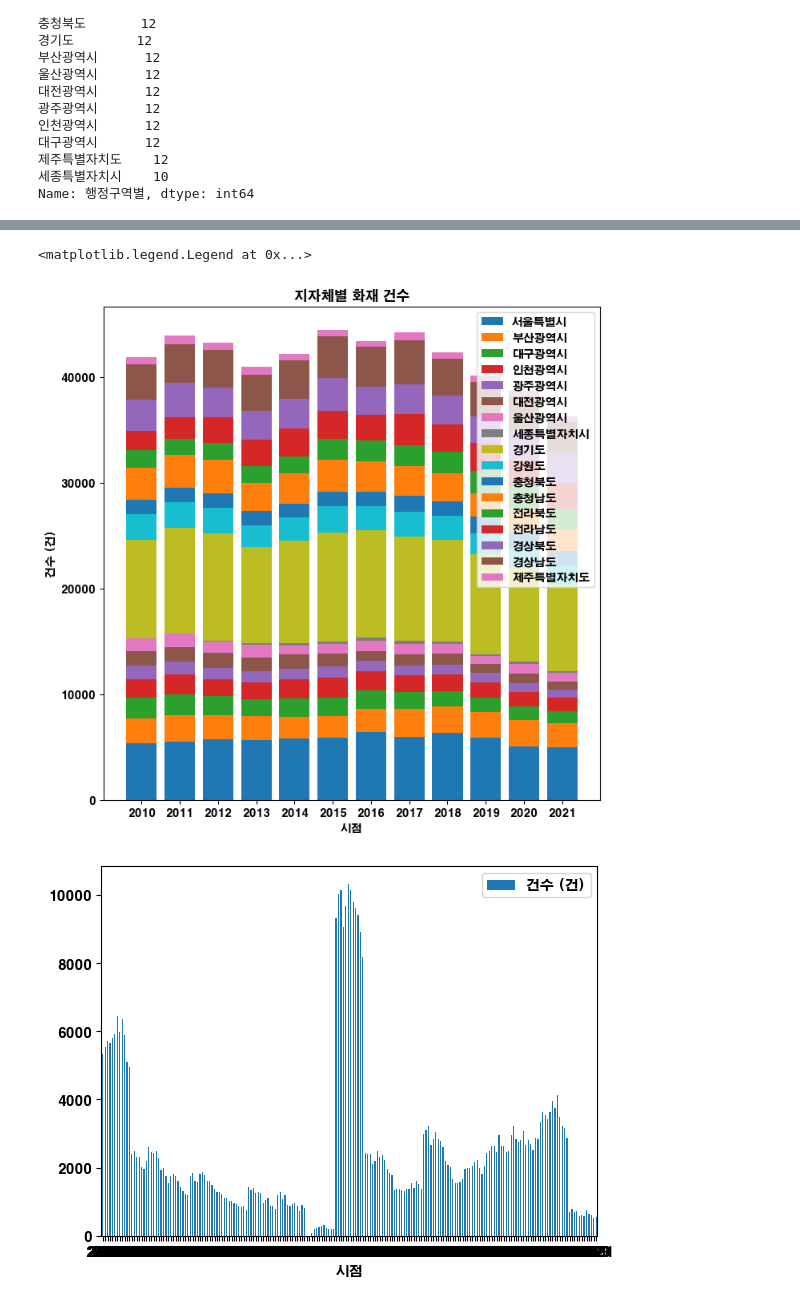
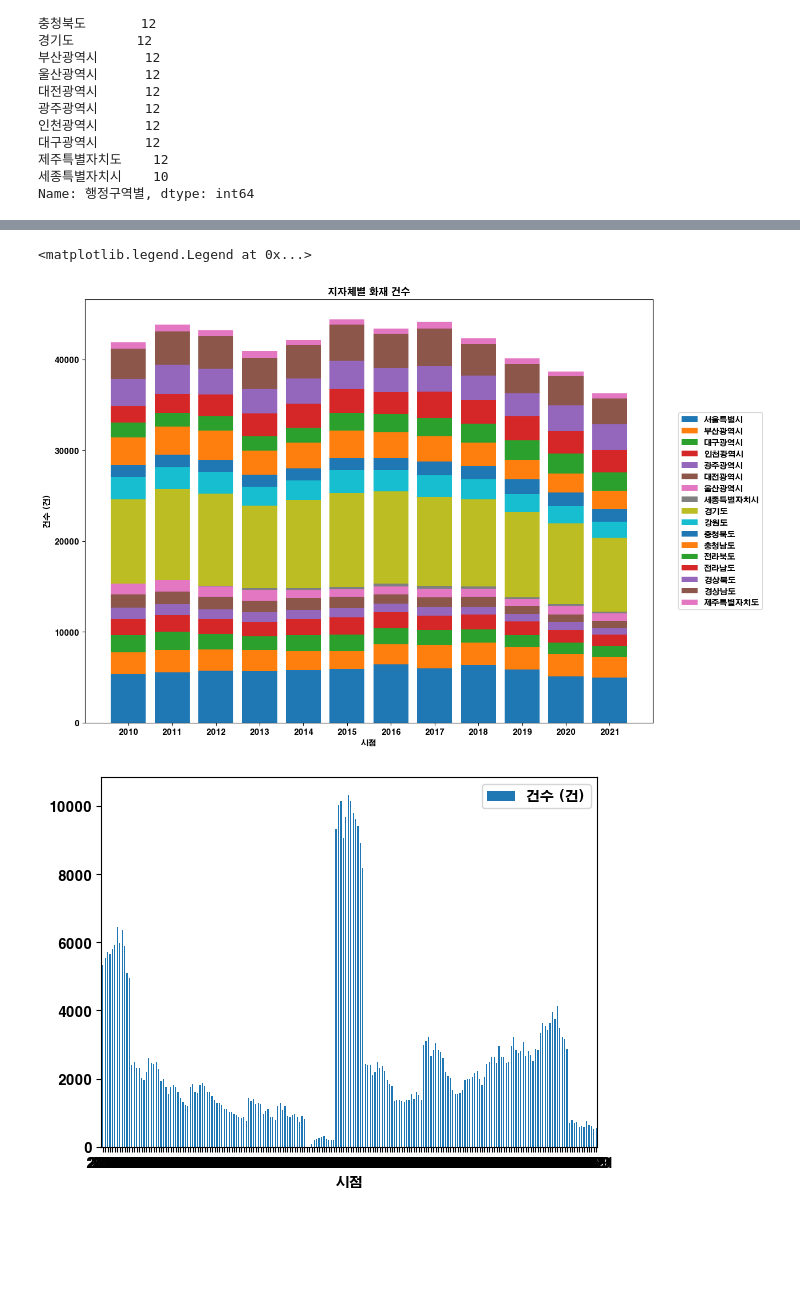
Before and after one commit to theif45/AWS_Study_jonghyun_202212, a Jupyter notebook: python/25day/fire_jh.ipynb, the cells around one changed output, grey strips where cells are left out. Saved outputs shown, nothing was run; the diff lists cells and outputs as text; code cells hidden in the pictures; blank space fills up the shorter version.

Commit message:
2023.03.08 python park, two_tire_car, heatmap

```diff
--- a/python/25day/fire_jh.ipynb
+++ b/python/25day/fire_jh.ipynb
@@ -69,5 +69,6 @@ for i in range(84,86):
     pd_data = temp1.append(new_data,ignore_index=True).append(temp2, ignore_index=True)
 # %%
 pd_data[pd_data['행정구역별'] == '세종특별자치시']
+pd_data['사망 (명)'] = pd_data['사망 (명)'].replace('-','0')
 # pd_data.groupby(['시점','행정구역별'])
 # pd_data.
@@ -88,23 +75,23 @@ pd_data[pd_data['행정구역별'] == '세종특별자치시']
 # %%
-fig, axe = plt.subplots(figsize=(8, 8))
+fig, axe = plt.subplots(figsize=(6.4*2, 4.8*2))
 x = pd_data['시점'].unique()
 axe.set(title='지자체별 화재 건수',xlabel='시점', xticks=x,
        ylabel='건수 (건)')
 # axe.set_xlabel('시점')
 # axe.set_ylabel('건수 (건)')
 bottom = np.zeros(len(x))
 for region in pd_data['행정구역별'].unique():
     filter1 = pd_data['행정구역별'] == region
     y = list(pd_data.loc[filter1, '건수 (건)'])
 #     print(bottom)
 #     print(y)
     p = axe.bar(x,y, bottom=bottom)
     bottom += y
 
-axe.legend(labels=pd_data['행정구역별'].unique())
+axe.legend(labels=pd_data['행정구역별'].unique(),loc = 'center right', bbox_to_anchor=(1.2,0.5, 0, 0))
 # %% [output]
 <matplotlib.legend.Legend at 0x...>
-[figure, old version]
+[figure, new version]
 # %%
 a = pd_data.groupby(['시점','행정구역별']).sum()
 a
```
Also changed, not shown: parts of 2 cells of this notebook, 6 other files.
